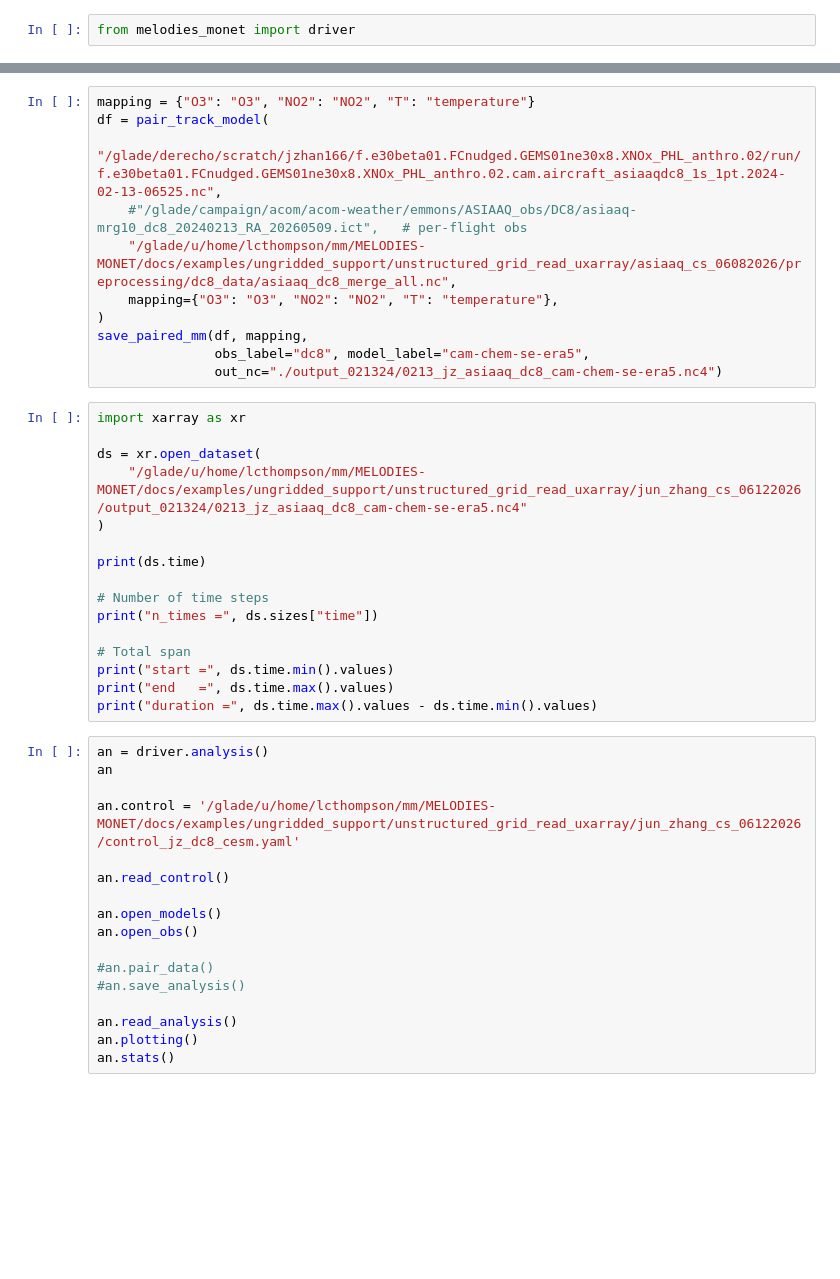
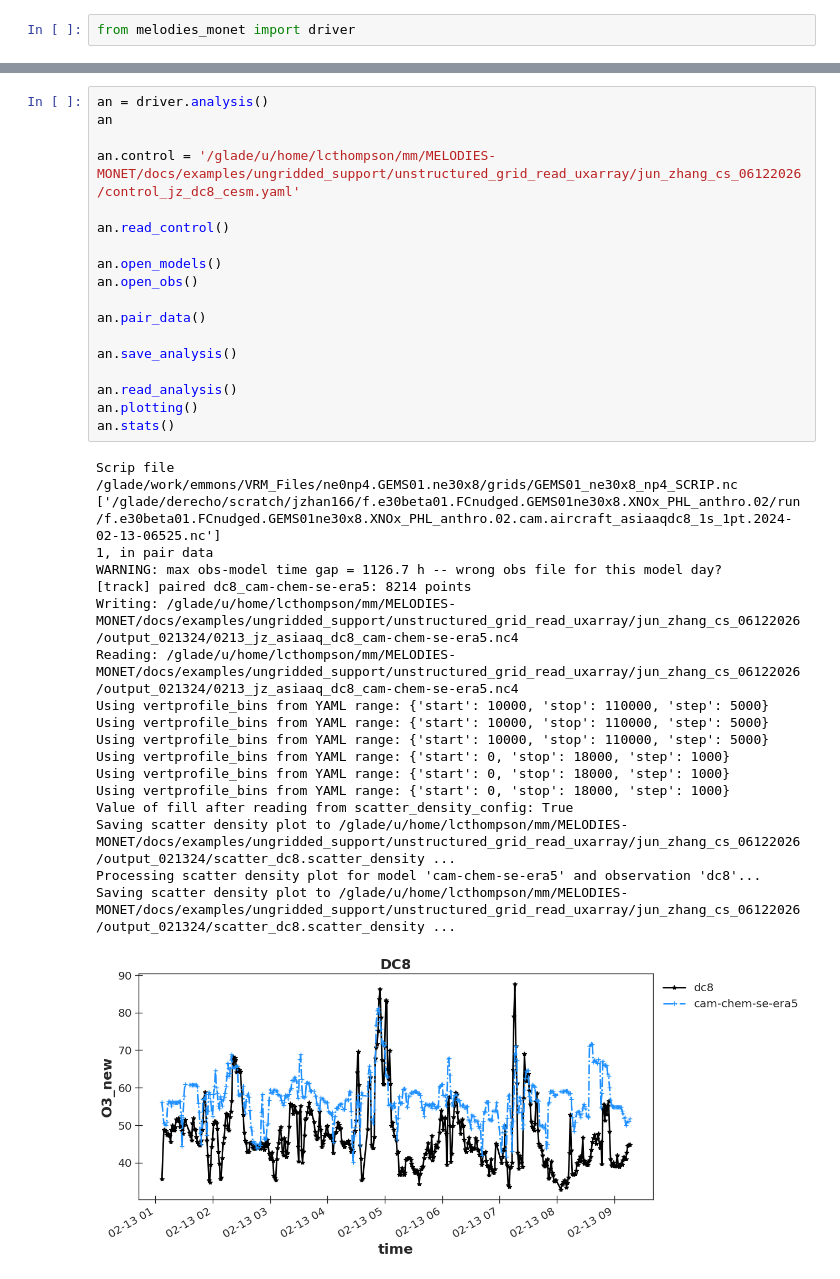
Before and after one commit to L12D2/mm_uxarray, a Jupyter notebook: docs/examples/ungridded_support/unstructured_grid_read_uxarray/jun_zhang_cs_06122026/asia_aq_cs_jz_06152026.ipynb, the cells around one changed output, grey strips where cells are left out. Saved outputs shown, nothing was run; the diff lists cells and outputs as text; blank space fills up the shorter version.

```diff
--- a/docs/examples/ungridded_support/unstructured_grid_read_uxarray/jun_zhang_cs_06122026/asia_aq_cs_jz_06152026.ipynb
+++ b/docs/examples/ungridded_support/unstructured_grid_read_uxarray/jun_zhang_cs_06122026/asia_aq_cs_jz_06152026.ipynb
@@ -174,44 +7,37 @@ def save_paired_mm(df, mapping, obs_label, model_label, out_nc):
-# %%
-mapping = {"O3": "O3", "NO2": "NO2", "T": "temperature"}
-df = pair_track_model(
-    "/glade/derecho/scratch/jzhan166/f.e30beta01.FCnudged.GEMS01ne30x8.XNOx_PHL_anthro.02/run/f.e30beta01.FCnudged.GEMS01ne30x8.XNOx_PHL_anthro.02.cam.aircraft_asiaaqdc8_1s_1pt.2024-02-13-06525.nc",
-    #"/glade/campaign/acom/acom-weather/emmons/ASIAAQ_obs/DC8/asiaaq-mrg10_dc8_20240213_RA_20260509.ict",   # per-flight obs
-    "/glade/u/home/lcthompson/mm/MELODIES-MONET/docs/examples/ungridded_support/unstructured_grid_read_uxarray/asiaaq_cs_06082026/preprocessing/dc8_data/asiaaq_dc8_merge_all.nc",
-    mapping={"O3": "O3", "NO2": "NO2", "T": "temperature"},
-)
-save_paired_mm(df, mapping,
-               obs_label="dc8", model_label="cam-chem-se-era5",
-               out_nc="./output_021324/0213_jz_asiaaq_dc8_cam-chem-se-era5.nc4")
-# %%
-import xarray as xr
-
-ds = xr.open_dataset(
-    "/glade/u/home/lcthompson/mm/MELODIES-MONET/docs/examples/ungridded_support/unstructured_grid_read_uxarray/jun_zhang_cs_06122026/output_021324/0213_jz_asiaaq_dc8_cam-chem-se-era5.nc4"
-)
-
-print(ds.time)
-
-# Number of time steps
-print("n_times =", ds.sizes["time"])
-
-# Total span
-print("start =", ds.time.min().values)
-print("end   =", ds.time.max().values)
-print("duration =", ds.time.max().values - ds.time.min().values)
 # %%
 an = driver.analysis()
 an
 
 an.control = '/glade/u/home/lcthompson/mm/MELODIES-MONET/docs/examples/ungridded_support/unstructured_grid_read_uxarray/jun_zhang_cs_06122026/control_jz_dc8_cesm.yaml'
 
 an.read_control()
 
 an.open_models()
 an.open_obs()
 
-#an.pair_data()
-#an.save_analysis()
+an.pair_data()
+
+an.save_analysis()
 
 an.read_analysis()
 an.plotting()
 an.stats()
+# %% [output]
+Scrip file /glade/work/emmons/VRM_Files/ne0np4.GEMS01.ne30x8/grids/GEMS01_ne30x8_np4_SCRIP.nc
+['/glade/derecho/scratch/jzhan166/f.e30beta01.FCnudged.GEMS01ne30x8.XNOx_PHL_anthro.02/run/f.e30beta01.FCnudged.GEMS01ne30x8.XNOx_PHL_anthro.02.cam.aircraft_asiaaqdc8_1s_1pt.2024-02-13-06525.nc']
+1, in pair data
+WARNING: max obs-model time gap = 1126.7 h -- wrong obs file for this model day?
+[track] paired dc8_cam-chem-se-era5: 8214 points
+Writing: /glade/u/home/lcthompson/mm/MELODIES-MONET/docs/examples/ungridded_support/unstructured_grid_read_uxarray/jun_zhang_cs_06122026/output_021324/0213_jz_asiaaq_dc8_cam-chem-se-era5.nc4
+Reading: /glade/u/home/lcthompson/mm/MELODIES-MONET/docs/examples/ungridded_support/unstructured_grid_read_uxarray/jun_zhang_cs_06122026/output_021324/0213_jz_asiaaq_dc8_cam-chem-se-era5.nc4
+Using vertprofile_bins from YAML range: {'start': 10000, 'stop': 110000, 'step': 5000}
+Using vertprofile_bins from YAML range: {'start': 10000, 'stop': 110000, 'step': 5000}
+Using vertprofile_bins from YAML range: {'start': 10000, 'stop': 110000, 'step': 5000}
+Using vertprofile_bins from YAML range: {'start': 0, 'stop': 18000, 'step': 1000}
+Using vertprofile_bins from YAML range: {'start': 0, 'stop': 18000, 'step': 1000}
+Using vertprofile_bins from YAML range: {'start': 0, 'stop': 18000, 'step': 1000}
+Value of fill after reading from scatter_density_config: True
+Saving scatter density plot to /glade/u/home/lcthompson/mm/MELODIES-MONET/docs/examples/ungridded_support/unstructured_grid_read_uxarray/jun_zhang_cs_06122026/output_021324/scatter_dc8.scatter_density ...
+Processing scatter density plot for model 'cam-chem-se-era5' and observation 'dc8'...
+Saving scatter density plot to /glade/u/home/lcthompson/mm/MELODIES-MONET/docs/examples/ungridded_support/unstructured_grid_read_uxarray/jun_zhang_cs_06122026/output_021324/scatter_dc8.scatter_density ...
+[figure, added]
```
Also changed, not shown: parts of 4 cells of this notebook, 1 other file.
